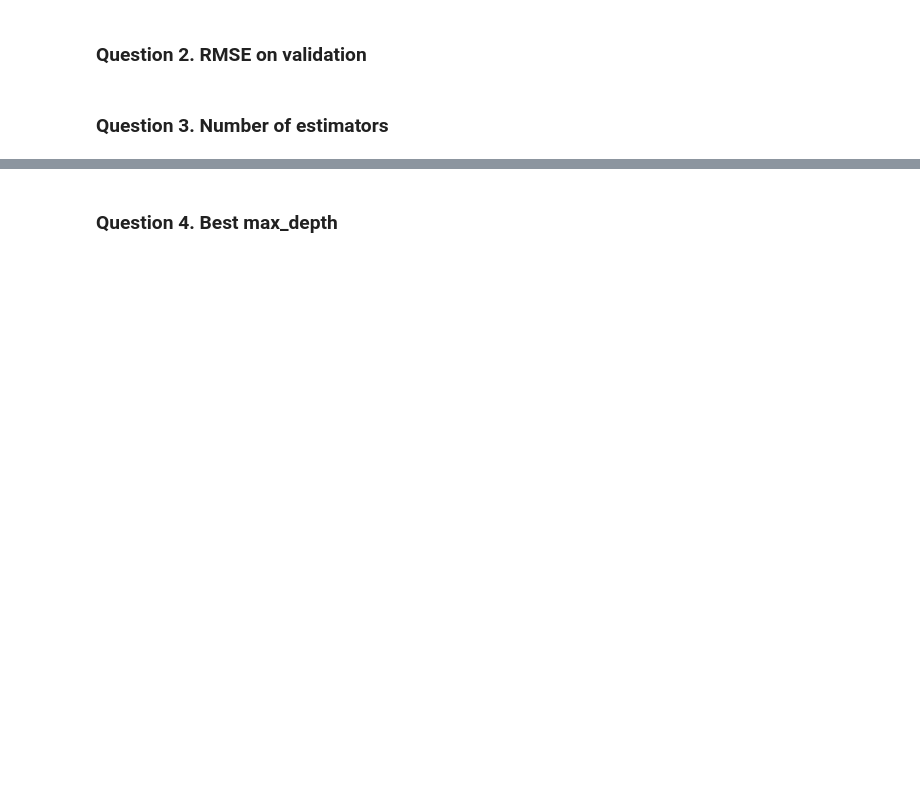
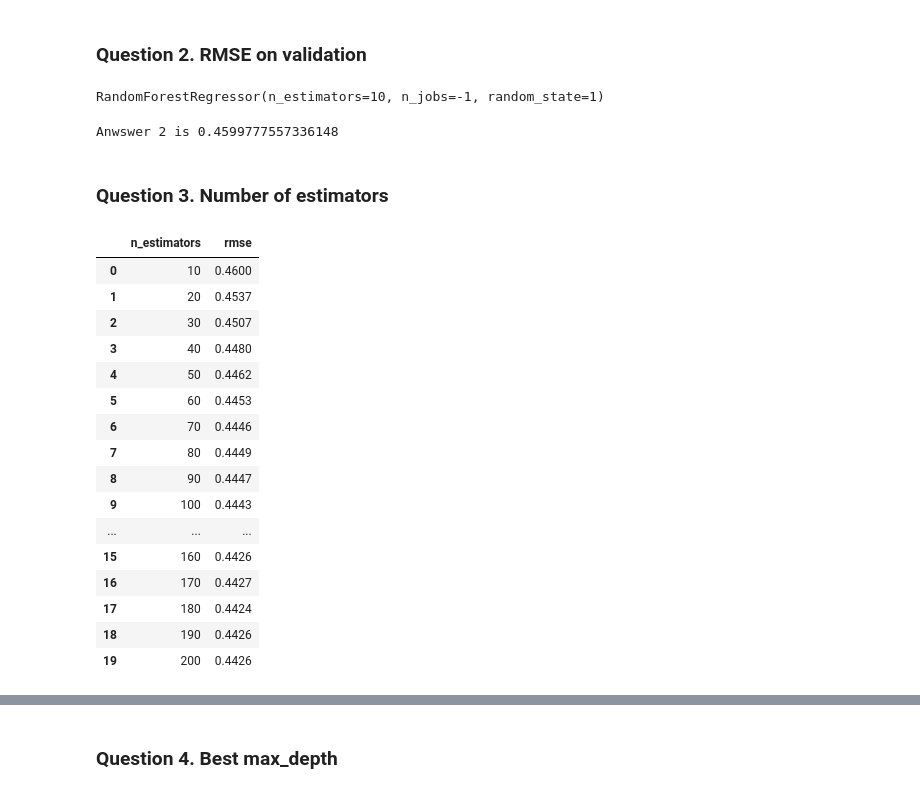
Before and after one commit to dmitrykosintsev/lm-zoomcamp, a Jupyter notebook: Homework files/Homework 6.ipynb, the cells around one changed output, grey strips where cells are left out. Cells and saved outputs as stored; diff of their text form; code cells hidden in the pictures; blank space fills up the shorter version.

```diff
--- a/Homework files/Homework 6.ipynb
+++ b/Homework files/Homework 6.ipynb
@@ -109,2 +128,11 @@ X_test = dv.transform(dict_test)
 # %% [markdown]
 ### Question 2. RMSE on validation
+# %%
+# Training the model
+rf = RandomForestRegressor(
+    n_estimators=10,
+    random_state=1,
+    n_jobs=-1)
+rf.fit(X_train, y_train)
+# %% [output]
+RandomForestRegressor(n_estimators=10, n_jobs=-1, random_state=1)
@@ -111,2 +150,7 @@ X_test = dv.transform(dict_test)
+# %%
+error = rmse(y_val, y_pred)
+print('Anwswer 2 is', error)
+# %% [output]
+Anwswer 2 is 0.4599777557336148
 # %% [markdown]
 ### Question 3. Number of estimators
@@ -112,0 +170,21 @@ X_test = dv.transform(dict_test)
+# %%
+df_scores = pd.DataFrame(scores, columns=['n_estimators', 'rmse'])
+df_scores
+# %% [output]
+|  | n_estimators | rmse |
+| 0 | 10 | 0.4600 |
+| 1 | 20 | 0.4537 |
+| 2 | 30 | 0.4507 |
+| 3 | 40 | 0.4480 |
+| 4 | 50 | 0.4462 |
+| 5 | 60 | 0.4453 |
+| 6 | 70 | 0.4446 |
+| 7 | 80 | 0.4449 |
+| 8 | 90 | 0.4447 |
+| 9 | 100 | 0.4443 |
+| ... | ... | ... |
+| 15 | 160 | 0.4426 |
+| 16 | 170 | 0.4427 |
+| 17 | 180 | 0.4424 |
+| 18 | 190 | 0.4426 |
+| 19 | 200 | 0.4426 |
```
Also changed, not shown: parts of 18 cells of this notebook.
